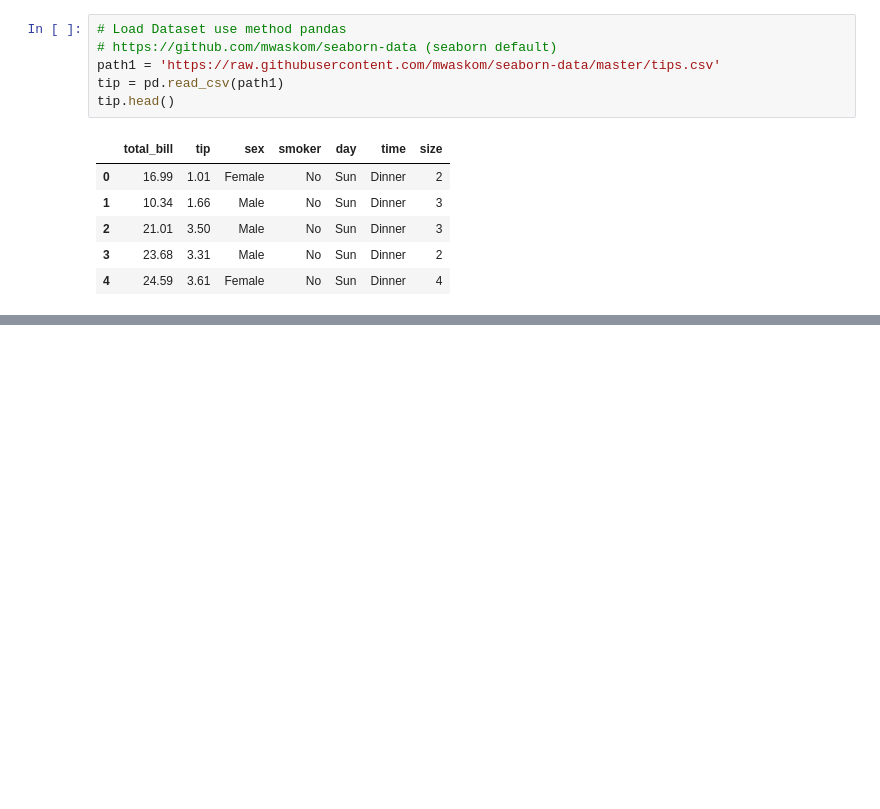
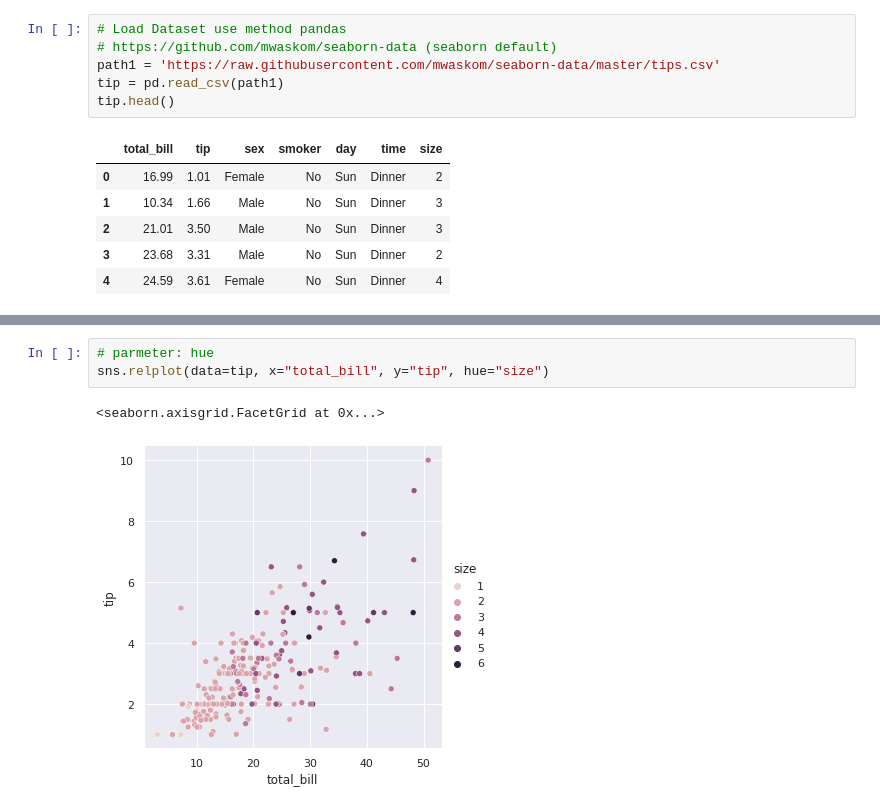
Before and after one commit to bdfd/00Awesome_Seaborn_Visualization_Guide, a Jupyter notebook: code/S1.Relational_Plot/S1_RelationPlot_P1_Relplot.ipynb, the cells around one changed output, grey strips where cells are left out. Saved outputs shown, nothing was run; the diff lists cells and outputs as text; blank space fills up the shorter version.

```diff
--- a/code/S1.Relational_Plot/S1_RelationPlot_P1_Relplot.ipynb
+++ b/code/S1.Relational_Plot/S1_RelationPlot_P1_Relplot.ipynb
@@ -68,0 +98,6 @@ sns.relplot(data=tip, x="total_bill", y="tip", hue="day")
+# %%
+# parmeter: hue
+sns.relplot(data=tip, x="total_bill", y="tip", hue="size")
+# %% [output]
+<seaborn.axisgrid.FacetGrid at 0x...>
+[figure, added]
```
Also changed, not shown: parts of 24 cells of this notebook.
